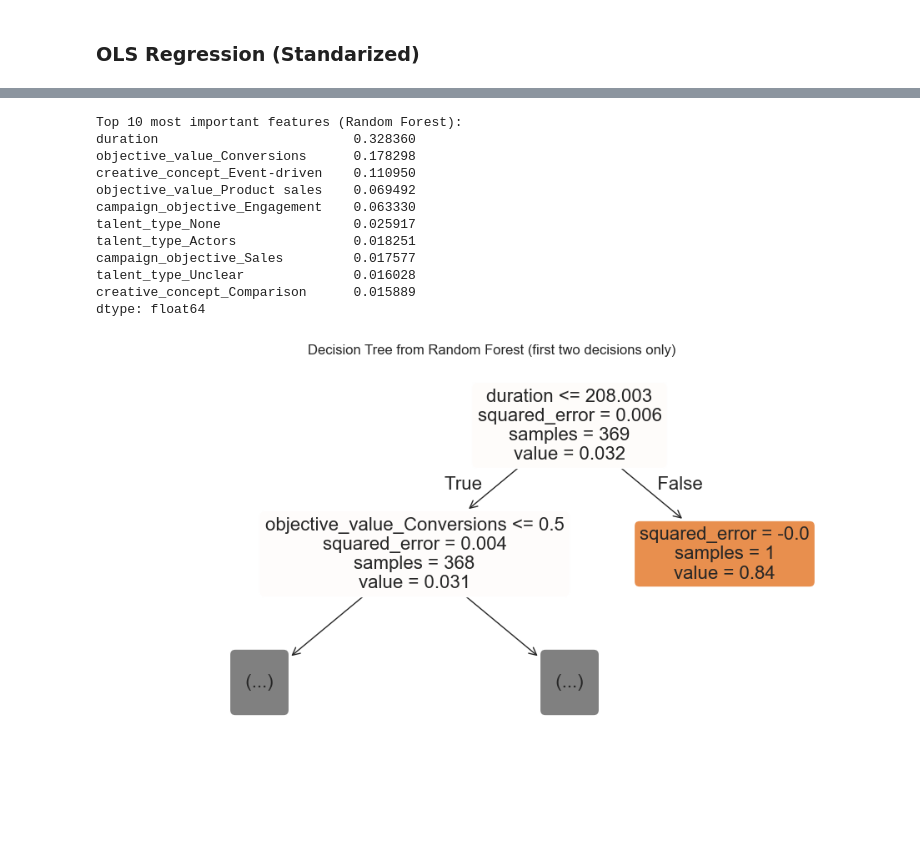
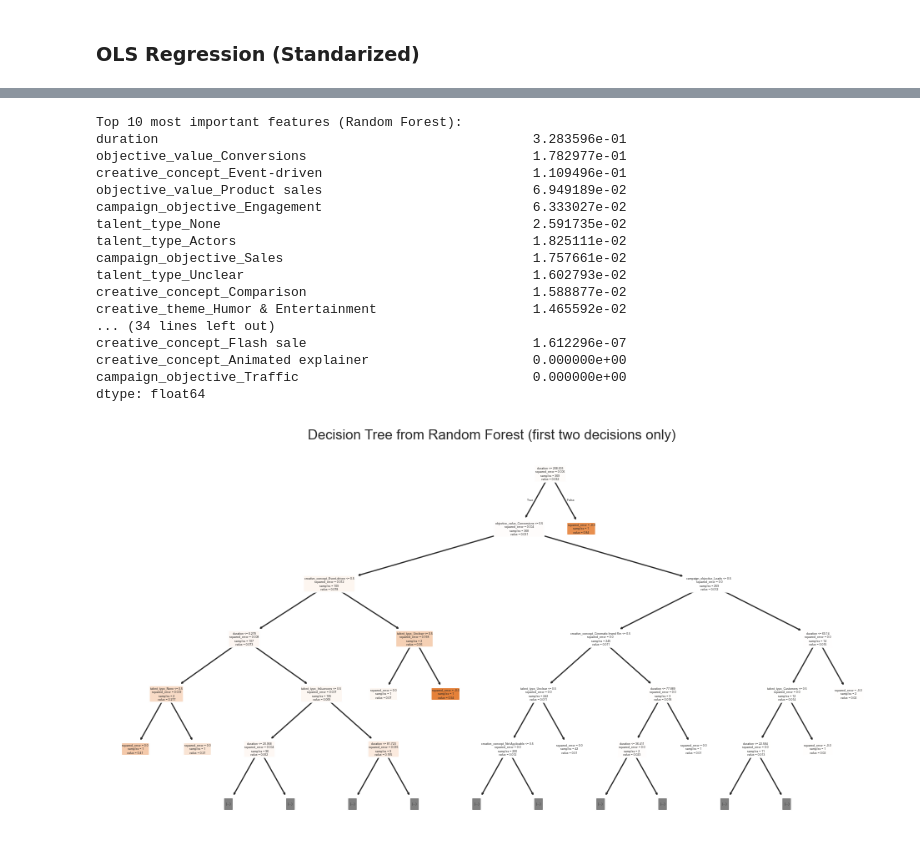
Before and after one commit to camilojaure/NarrativeLens, a Jupyter notebook: src/modeling/regression_analysis_thesis.ipynb, the cells around one changed output, grey strips where cells are left out. Saved outputs shown, nothing was run; the diff lists cells and outputs as text; code cells hidden in the pictures; blank space fills up the shorter version.

```diff
--- a/src/modeling/regression_analysis_thesis.ipynb
+++ b/src/modeling/regression_analysis_thesis.ipynb
@@ -281,28 +273,33 @@ importances = pd.Series(rf.feature_importances_, index=X.columns)
 importances_sorted = importances.sort_values(ascending=False)
 
 print("Top 10 most important features (Random Forest):")
-print(importances_sorted.head(10))
+print(importances_sorted)
 # %% [output]
 Top 10 most important features (Random Forest):
-duration                         0.328360
-objective_value_Conversions      0.178298
-creative_concept_Event-driven    0.110950
-objective_value_Product sales    0.069492
-campaign_objective_Engagement    0.063330
-talent_type_None                 0.025917
-talent_type_Actors               0.018251
-campaign_objective_Sales         0.017577
-talent_type_Unclear              0.016028
-creative_concept_Comparison      0.015889
+duration                                                3.283596e-01
+objective_value_Conversions                             1.782977e-01
+creative_concept_Event-driven                           1.109496e-01
+objective_value_Product sales                           6.949189e-02
+campaign_objective_Engagement                           6.333027e-02
+talent_type_None                                        2.591735e-02
+talent_type_Actors                                      1.825111e-02
+campaign_objective_Sales                                1.757661e-02
+talent_type_Unclear                                     1.602793e-02
+creative_concept_Comparison                             1.588877e-02
+creative_theme_Humor & Entertainment                    1.465592e-02
+... (34 lines left out)
+creative_concept_Flash sale                             1.612296e-07
+creative_concept_Animated explainer                     0.000000e+00
+campaign_objective_Traffic                              0.000000e+00
 dtype: float64
 # %%
 from sklearn.tree import plot_tree
 
 # Visualize only the first two decisions (splits) of the first tree
 plt.figure(figsize=(12, 6))
-plot_tree(rf.estimators_[0], feature_names=X.columns, max_depth=1, filled=True, rounded=True)
+plot_tree(rf.estimators_[0], feature_names=X.columns, max_depth=5, filled=True, rounded=True)
 plt.title("Decision Tree from Random Forest (first two decisions only)")
 plt.show()
 # %% [output]
-[figure, old version]
+[figure, new version]
 # %%
```
Also changed, not shown: parts of 4 cells of this notebook, 3 other files.
